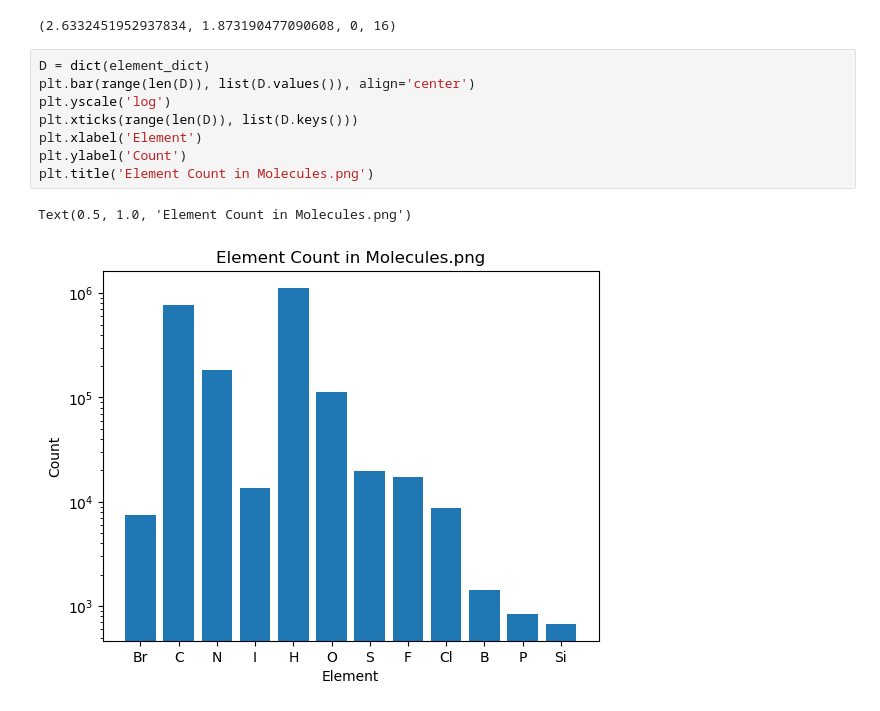
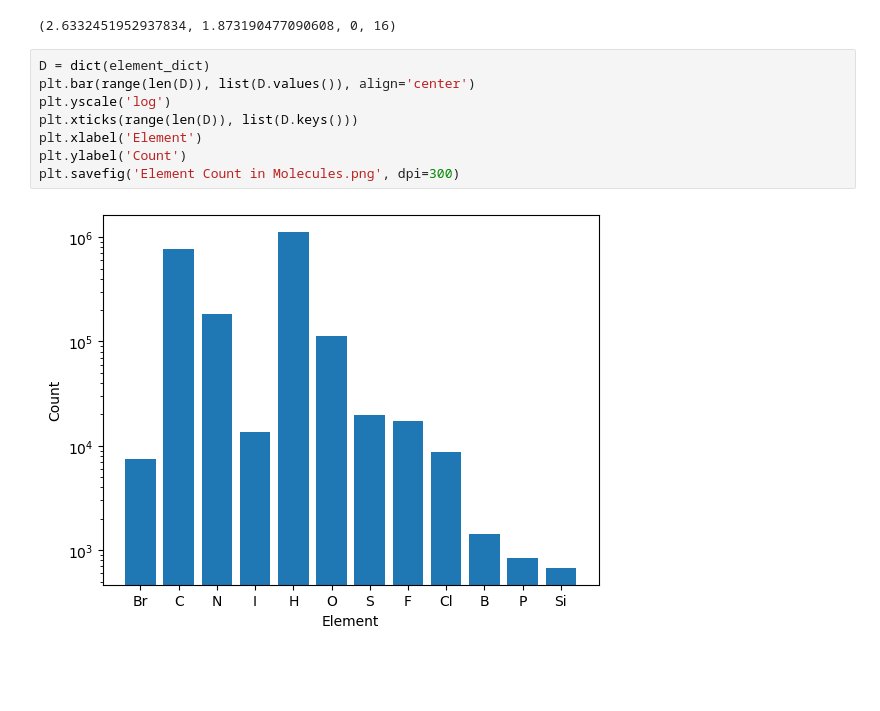
Before and after one commit to bismuthadams1/charge_paper, a Jupyter notebook: exploring_the_dataset/exploring_the_dataset.ipynb, the cells around one changed output. Cells and saved outputs as stored; diff of their text form; blank space fills up the shorter version.

```diff
--- a/exploring_the_dataset/exploring_the_dataset.ipynb
+++ b/exploring_the_dataset/exploring_the_dataset.ipynb
@@ -77,11 +77,10 @@ df['Rotatable Bonds'].mean(), df['Rotatable Bonds'].std(), df['Rotatable Bonds']
 # %%
 D = dict(element_dict)
 plt.bar(range(len(D)), list(D.values()), align='center')
 plt.yscale('log')
 plt.xticks(range(len(D)), list(D.keys()))
 plt.xlabel('Element')
 plt.ylabel('Count')
-plt.title('Element Count in Molecules.png')
+plt.savefig('Element Count in Molecules.png', dpi=300)
 # %% [output]
-Text(0.5, 1.0, 'Element Count in Molecules.png')
-[figure, old version]
+[figure, new version]
```
Also changed, not shown: 2 other files.
